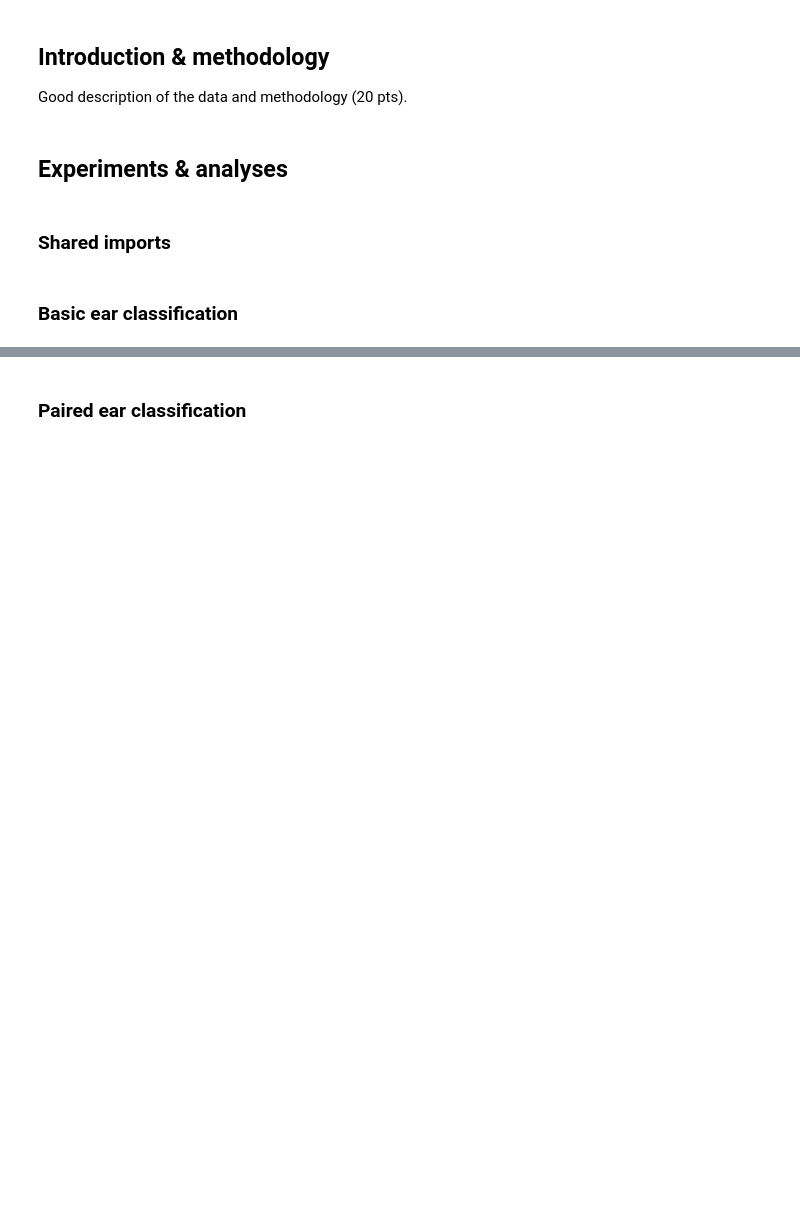
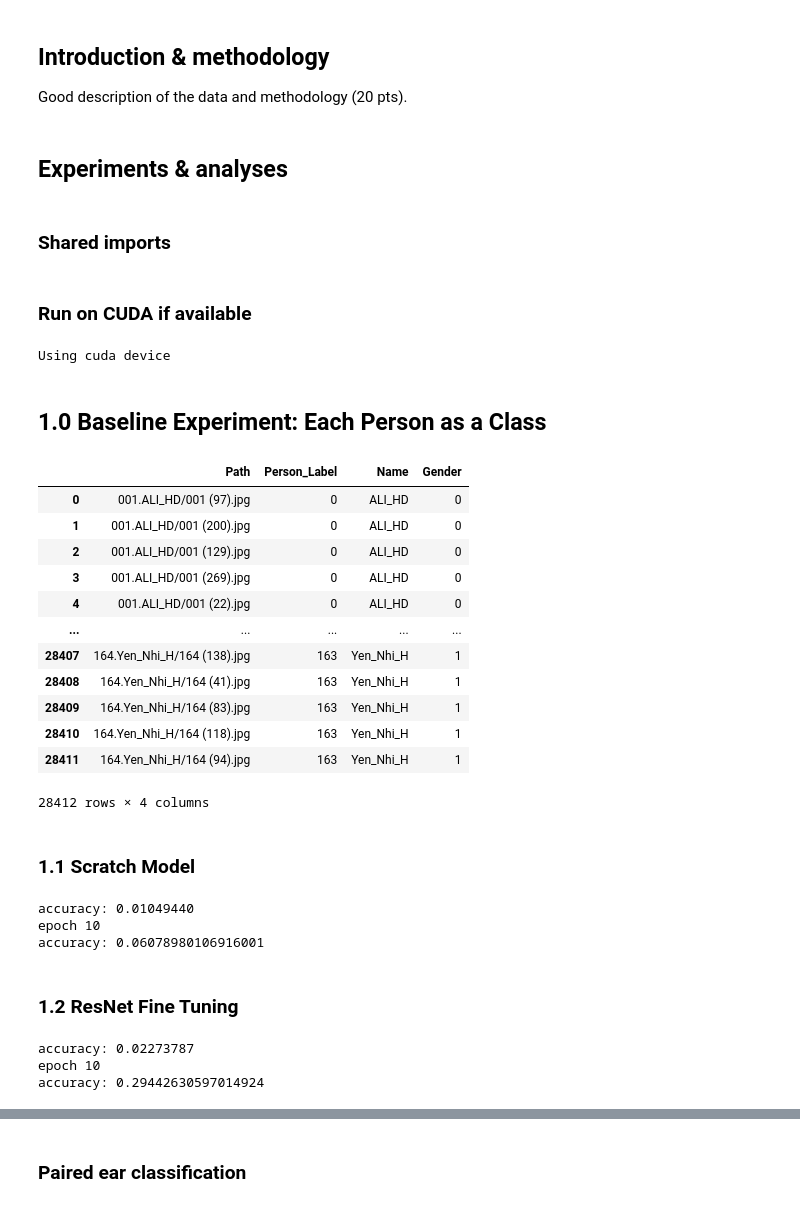
Before and after one commit to mikylab/all-ears, a Jupyter notebook: all_ears.ipynb, the cells around one changed output, grey strips where cells are left out. Drawn from its saved outputs; the diff is of its cells as text; code cells hidden in the pictures; blank space fills up the shorter version.

Commit message:
Add CSV file that is needed for the updated Dataloader, run the experiments in the notebook.

```diff
--- a/all_ears.ipynb
+++ b/all_ears.ipynb
@@ -22,2 +26,34 @@ from shared_utils import device
+# %% [markdown]
+### Run on CUDA if available
+# %%
+device = (
+    "cuda"
+    if torch.cuda.is_available()
+    else "mps"
+    if torch.backends.mps.is_available()
+    else "cpu"
+)
+print(f"Using {device} device")
+# %% [output]
+Using cuda device
+# %% [markdown]
+## 1.0 Baseline Experiment: Each Person as a Class
+# %%
+data_df = pd.read_csv('EarData_df.csv')
+data_df
+# %% [output]
+|  | Path | Person_Label | Name | Gender |
+| 0 | 001.ALI_HD/001 (97).jpg | 0 | ALI_HD | 0 |
+| 1 | 001.ALI_HD/001 (200).jpg | 0 | ALI_HD | 0 |
+| 2 | 001.ALI_HD/001 (129).jpg | 0 | ALI_HD | 0 |
+| 3 | 001.ALI_HD/001 (269).jpg | 0 | ALI_HD | 0 |
+| 4 | 001.ALI_HD/001 (22).jpg | 0 | ALI_HD | 0 |
+| ... | ... | ... | ... | ... |
+| 28407 | 164.Yen_Nhi_H/164 (138).jpg | 163 | Yen_Nhi_H | 1 |
+| 28408 | 164.Yen_Nhi_H/164 (41).jpg | 163 | Yen_Nhi_H | 1 |
+| 28409 | 164.Yen_Nhi_H/164 (83).jpg | 163 | Yen_Nhi_H | 1 |
+| 28410 | 164.Yen_Nhi_H/164 (118).jpg | 163 | Yen_Nhi_H | 1 |
+| 28411 | 164.Yen_Nhi_H/164 (94).jpg | 163 | Yen_Nhi_H | 1 |
+28412 rows × 4 columns
 # %% [markdown]
-### Basic ear classification
+### 1.1 Scratch Model
@@ -23,0 +69,46 @@ from shared_utils import device
+# %%
+baseline_model, baseline_loss_train, baseline_loss_valid, baseline_accuracy_valid = shared_utils.model_training(
+    baseline_model, baseline_data, optimizer, loss_fn, epochs=10, early_stopping=False, verbose=True
+)
+print(f"accuracy: {baseline_accuracy_valid[-1]}")
+# %% [output]
+accuracy: 0.01049440
+epoch 10
+accuracy: 0.06078980106916001
+# %% [markdown]
+### 1.2 ResNet Fine Tuning
+# %%
+finetune_net = torchvision.models.resnet18(weights='IMAGENET1K_V1')
+finetune_net.fc = nn.Linear(finetune_net.fc.in_features, 164)
+nn.init.xavier_uniform_(finetune_net.fc.weight);
+
+finetune_net=finetune_net.to(device)
+batch_size=128
+param_group=True
+learning_rate = 0.001
+train_iter = baseline_data.get_dataloader(train=True)
+test_iter = baseline_data.get_dataloader(train=False)
+
+loss_fn = nn.CrossEntropyLoss()
+
+if param_group:
+    params_1x = [param for name, param in finetune_net.named_parameters()
+                 if name not in ["fc.weight", "fc.bias"]]
+    optimizer = torch.optim.SGD([{'params': params_1x},
+                                 {'params': finetune_net.fc.parameters(),
+                                'lr': learning_rate * 10}],
+                                lr=learning_rate, weight_decay=0.001)
+else:
+    optimizer = torch.optim.SGD(net.parameters(), lr=learning_rate,
+                                weight_decay=0.001)
+
+
+
+finetune_net, finetune_loss_train, finetune_loss_valid, finetune_accuracy_valid = shared_utils.model_training(
+    finetune_net, baseline_data, optimizer, loss_fn, epochs=10, early_stopping=False, verbose=True, finetune = True
+)
+print(f"accuracy: {finetune_accuracy_valid[-1]}")
+# %% [output]
+accuracy: 0.02273787
+epoch 10
+accuracy: 0.29442630597014924
```
Also changed, not shown: parts of 20 cells of this notebook, 1 other file.
